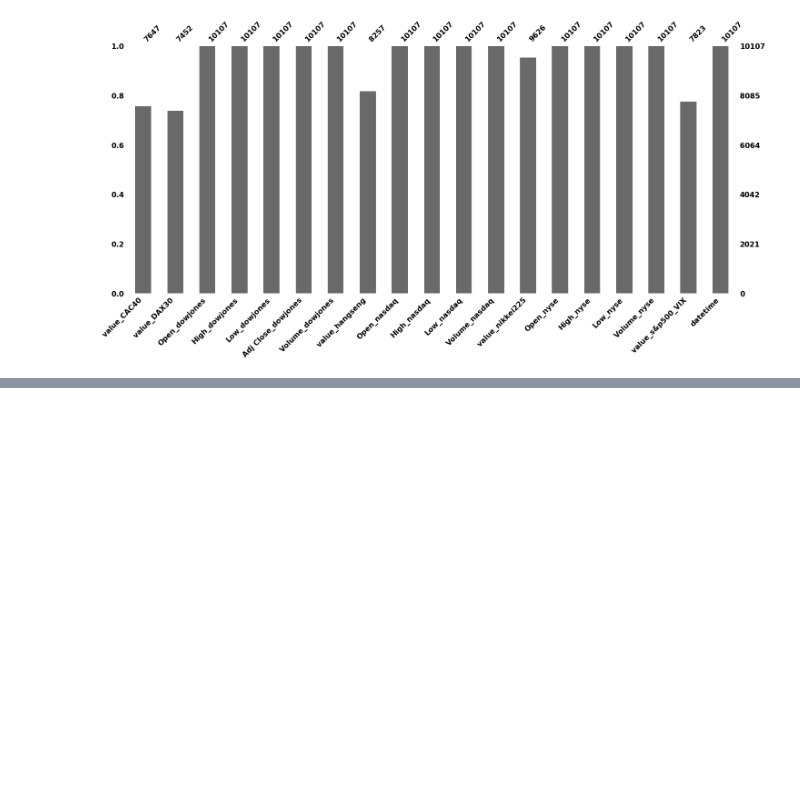
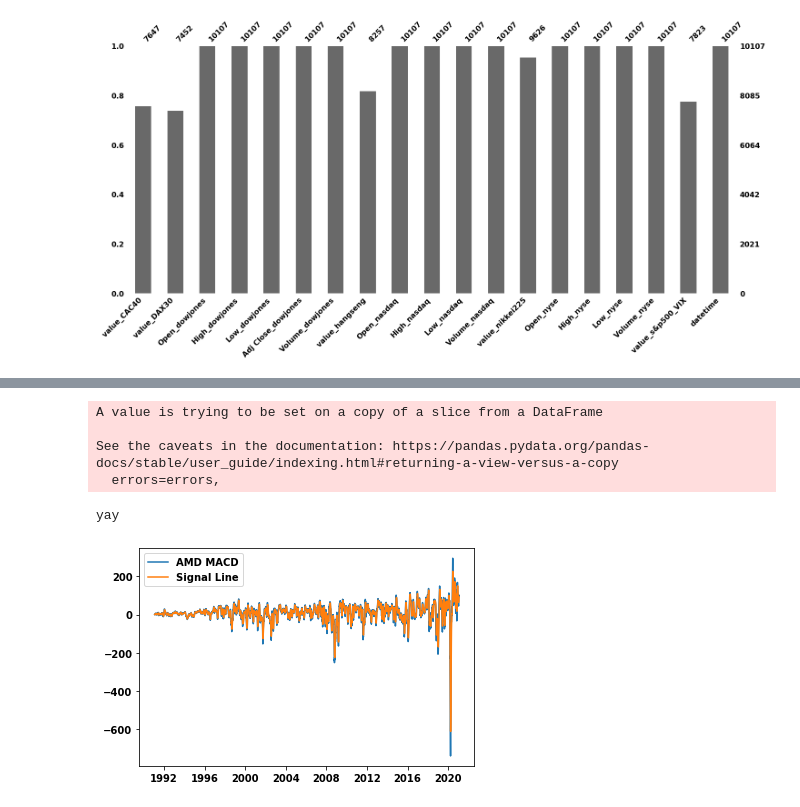
Before and after one commit to F1nalFortune/NYSE-JPM, a Jupyter notebook: data_analysis.ipynb, the cells around one changed output, grey strips where cells are left out. Saved outputs shown, nothing was run; the diff lists cells and outputs as text; code cells hidden in the pictures; blank space fills up the shorter version.

```diff
--- a/data_analysis.ipynb
+++ b/data_analysis.ipynb
@@ -172,0 +147,41 @@ value close
+# %%
+df=df.dropna()
+# %%
+df.rename(columns={'Adj Close_dowjones': 'price'}, inplace=True)
+# %% [output]
+A value is trying to be set on a copy of a slice from a DataFrame
+
+See the caveats in the documentation: https://pandas.pydata.org/pandas-docs/stable/user_guide/indexing.html#returning-a-view-versus-a-copy
+  errors=errors,
+# %%
+dataset=df
+# %%
+# Create 7 and 21 days Moving Average
+dataset['ma7'] = dataset['price'].rolling(window=7).mean()
+dataset['ma21'] = dataset['price'].rolling(window=21).mean()
+
+# Create MACD
+dataset['26ema'] = dataset['price'].ewm(span=26).mean()
+dataset['12ema'] = dataset['price'].ewm(span=12).mean()
+dataset['MACD'] = (dataset['12ema']-dataset['26ema'])
+
+print("yay")
+# Create Bollinger Bands
+dataset['20sd'] = dataset['price'].rolling(window=20).std()
+dataset['upper_band'] = dataset['ma21'] + (dataset['20sd']*2)
+dataset['lower_band'] = dataset['ma21'] - (dataset['20sd']*2)
+print("yay")
+# Create Exponential moving average
+dataset['ema'] = dataset['price'].ewm(com=0.5).mean()
+
+# Create Momentum
+dataset['momentum'] = dataset['price']-1
+# %% [output]
+yay
+# %%
+plt.plot(df.datetime, dataset['MACD'], label='AMD MACD')
+plt.plot(df.datetime, exp3, label='Signal Line')
+plt.legend(loc='upper left')
+plt.show()
+# %% [output]
+[figure, added]
```
Also changed, not shown: parts of 7 cells of this notebook.
